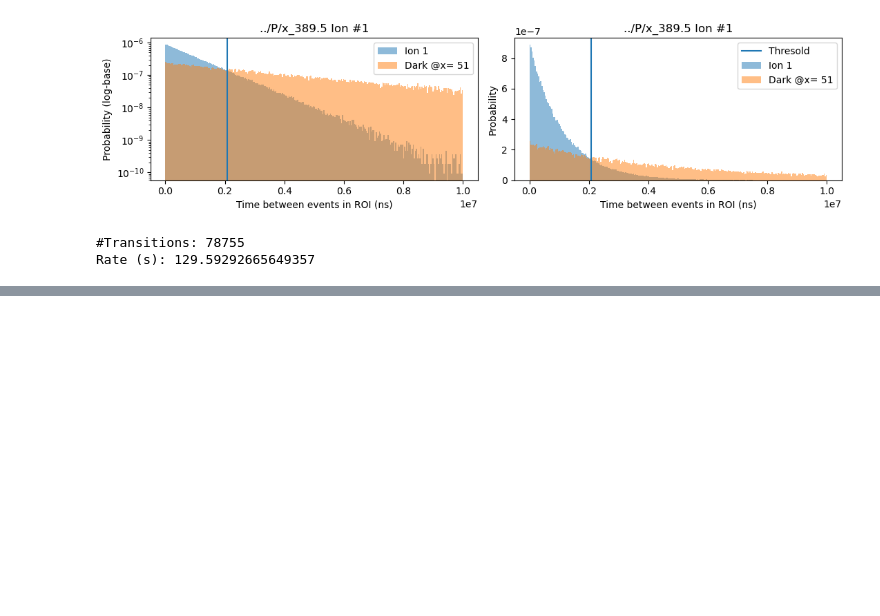
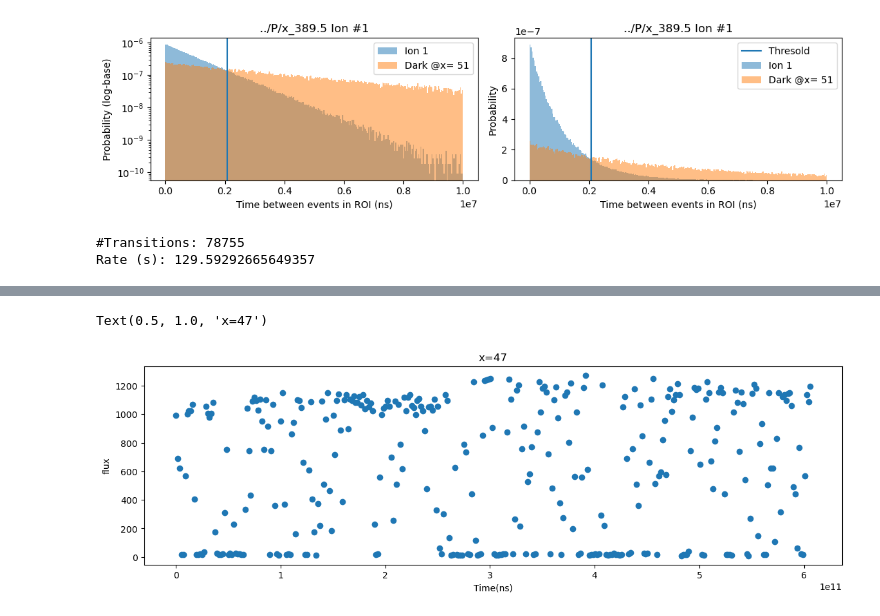
Before and after one commit to UW-ion-trap-group/Trapped_Ion_Tpx3Cam_Analysis, a Jupyter notebook: Tpx3Cam_Projects/10_26_Beam_size_estimate/Optimized_threshold/x_389s.ipynb, the cells around one changed output, grey strips where cells are left out. Cells and saved outputs as stored; diff of their text form; code cells hidden in the pictures; blank space fills up the shorter version.

```diff
--- a/Tpx3Cam_Projects/10_26_Beam_size_estimate/Optimized_threshold/x_389s.ipynb
+++ b/Tpx3Cam_Projects/10_26_Beam_size_estimate/Optimized_threshold/x_389s.ipynb
@@ -413,0 +322,10 @@ h_lines
+# %%
+# verticle slice at center of ion
+plt.figure(figsize=(14,4))
+plt.scatter(by[:-1],h[2])
+plt.xlabel("Time(ns)")
+plt.ylabel("flux")
+plt.title("x=47")
+# %% [output]
+Text(0.5, 1.0, 'x=47')
+[figure, added]
```
Also changed, not shown: parts of 45 cells of this notebook.
